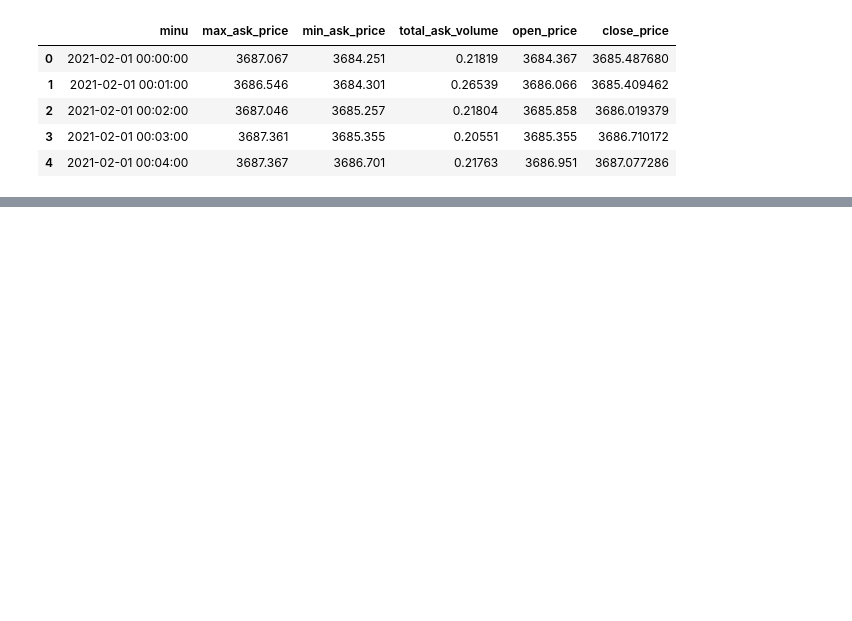
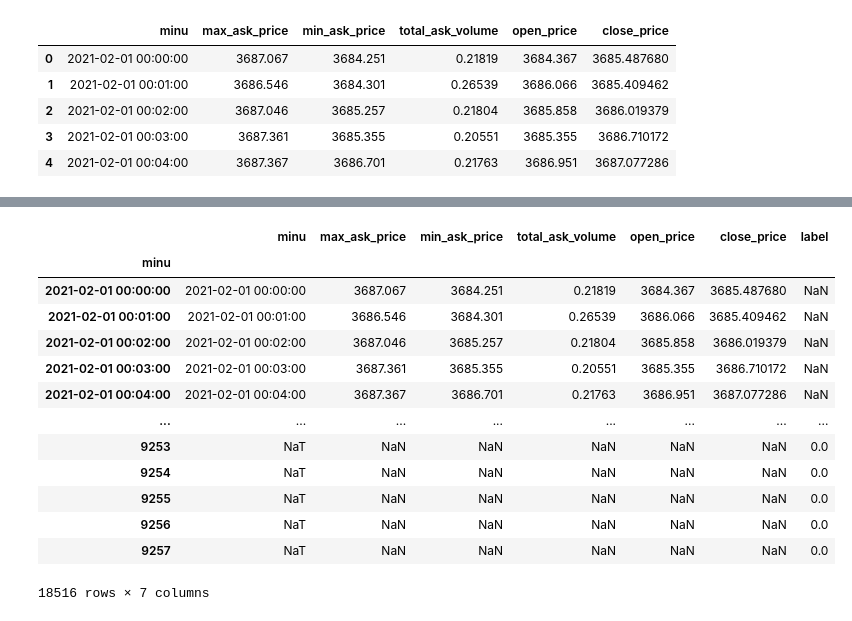
Before and after one commit to jakekali/FinancialML, a Jupyter notebook: examples/labels.ipynb, the cells around one changed output, grey strips where cells are left out. Saved outputs shown, nothing was run; the diff lists cells and outputs as text; code cells hidden in the pictures; blank space fills up the shorter version.

```diff
--- a/examples/labels.ipynb
+++ b/examples/labels.ipynb
@@ -71,0 +78,19 @@ plt.hist(np.abs(rets_values), bins=50)
+# %%
+c = tripleBarrier.label()
+# %%
+c
+# %% [output]
+|  | minu | max_ask_price | min_ask_price | total_ask_volume | open_price | close_price | label |
+| minu |  |  |  |  |  |  |  |
+| 2021-02-01 00:00:00 | 2021-02-01 00:00:00 | 3687.067 | 3684.251 | 0.21819 | 3684.367 | 3685.487680 | NaN |
+| 2021-02-01 00:01:00 | 2021-02-01 00:01:00 | 3686.546 | 3684.301 | 0.26539 | 3686.066 | 3685.409462 | NaN |
+| 2021-02-01 00:02:00 | 2021-02-01 00:02:00 | 3687.046 | 3685.257 | 0.21804 | 3685.858 | 3686.019379 | NaN |
+| 2021-02-01 00:03:00 | 2021-02-01 00:03:00 | 3687.361 | 3685.355 | 0.20551 | 3685.355 | 3686.710172 | NaN |
+| 2021-02-01 00:04:00 | 2021-02-01 00:04:00 | 3687.367 | 3686.701 | 0.21763 | 3686.951 | 3687.077286 | NaN |
+| ... | ... | ... | ... | ... | ... | ... | ... |
+| 9253 | NaT | NaN | NaN | NaN | NaN | NaN | 0.0 |
+| 9254 | NaT | NaN | NaN | NaN | NaN | NaN | 0.0 |
+| 9255 | NaT | NaN | NaN | NaN | NaN | NaN | 0.0 |
+| 9256 | NaT | NaN | NaN | NaN | NaN | NaN | 0.0 |
+| 9257 | NaT | NaN | NaN | NaN | NaN | NaN | 0.0 |
+18516 rows × 7 columns
```
Also changed, not shown: parts of 4 cells of this notebook, 1 other file.
